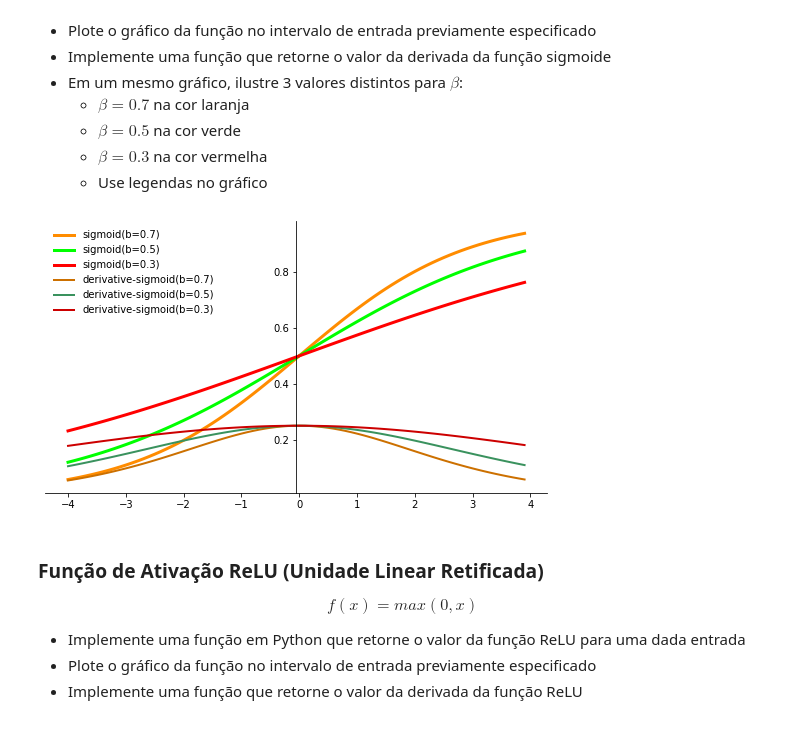
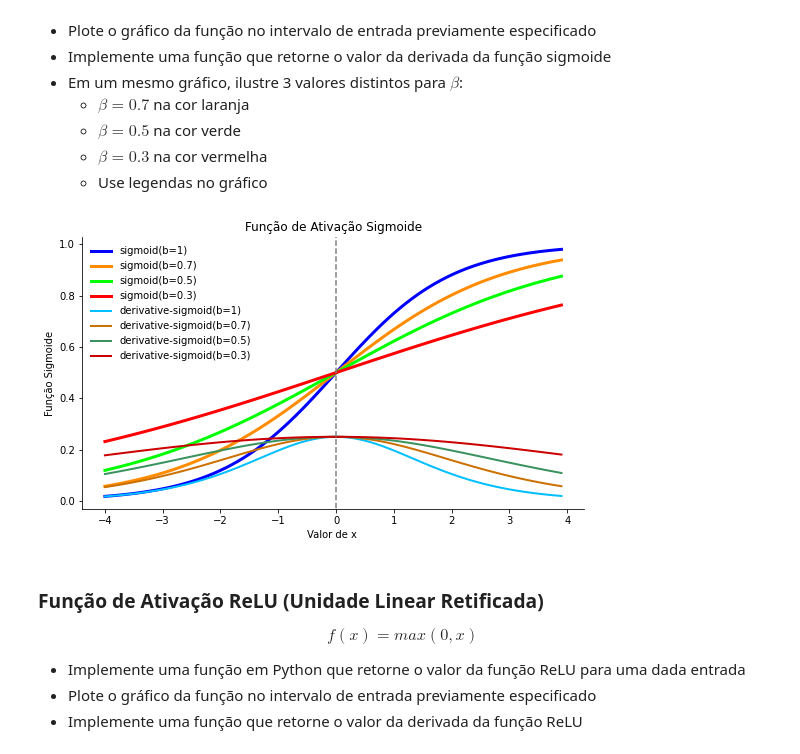
Before and after one commit to WilbertMarins/RNA-PP3.1, a Jupyter notebook: Funções de Ativação.ipynb, the cells around one changed output. Cells and saved outputs as stored; diff of their text form; code cells hidden in the pictures.

```diff
--- a/Funções de Ativação.ipynb
+++ b/Funções de Ativação.ipynb
@@ -68,21 +66,28 @@ def sigmoid(x,beta):
     # return x * (1 - x)
 # %%
 fig, ax = plt.subplots(figsize=(9, 5))
-ax.spines['left'].set_position('center')
+ax.spines['left']
 ax.spines['right'].set_color('none')
 ax.spines['top'].set_color('none')
 ax.xaxis.set_ticks_position('bottom')
 ax.yaxis.set_ticks_position('left')
+ax.plot(amostra,sigmoid(amostra,1)[0], color="blue", linewidth=3, label="sigmoid(b=1)")
 ax.plot(amostra,sigmoid(amostra,0.7)[0], color="#ff8c00", linewidth=3, label="sigmoid(b=0.7)")
 ax.plot(amostra,sigmoid(amostra,0.5)[0], color="#00ff00", linewidth=3, label="sigmoid(b=0.5)")
 ax.plot(amostra,sigmoid(amostra,0.3)[0], color="#ff0000", linewidth=3, label="sigmoid(b=0.3)")
+ax.plot(amostra,sigmoid(amostra,1)[1], color="DeepSkyBlue", linewidth=2, label="derivative-sigmoid(b=1)")
 ax.plot(amostra,sigmoid(amostra,0.7)[1], color="#cc7000", linewidth=2, label="derivative-sigmoid(b=0.7)")
 ax.plot(amostra,sigmoid(amostra,0.5)[1], color="#3a925e", linewidth=2, label="derivative-sigmoid(b=0.5)")
 ax.plot(amostra,sigmoid(amostra,0.3)[1], color="#cc0000", linewidth=2, label="derivative-sigmoid(b=0.3)")
 ax.legend(loc="upper left", frameon=False)
+plt.title("Função de Ativação Sigmoide", fontsize=12)
+plt.xlabel('Valor de x ')
+plt.ylabel('Função Sigmoide')
+
+plt.axvline(x=0, ymin=-4.0, ymax=4.0, color='Gray', linestyle='dashed')
 fig.show()
 # %% [output]
-[figure, old version]
+[figure, new version]
 # %% [markdown]
 ### Função de Ativação ReLU (Unidade Linear Retificada)
 
```
Also changed, not shown: parts of 18 cells of this notebook.
